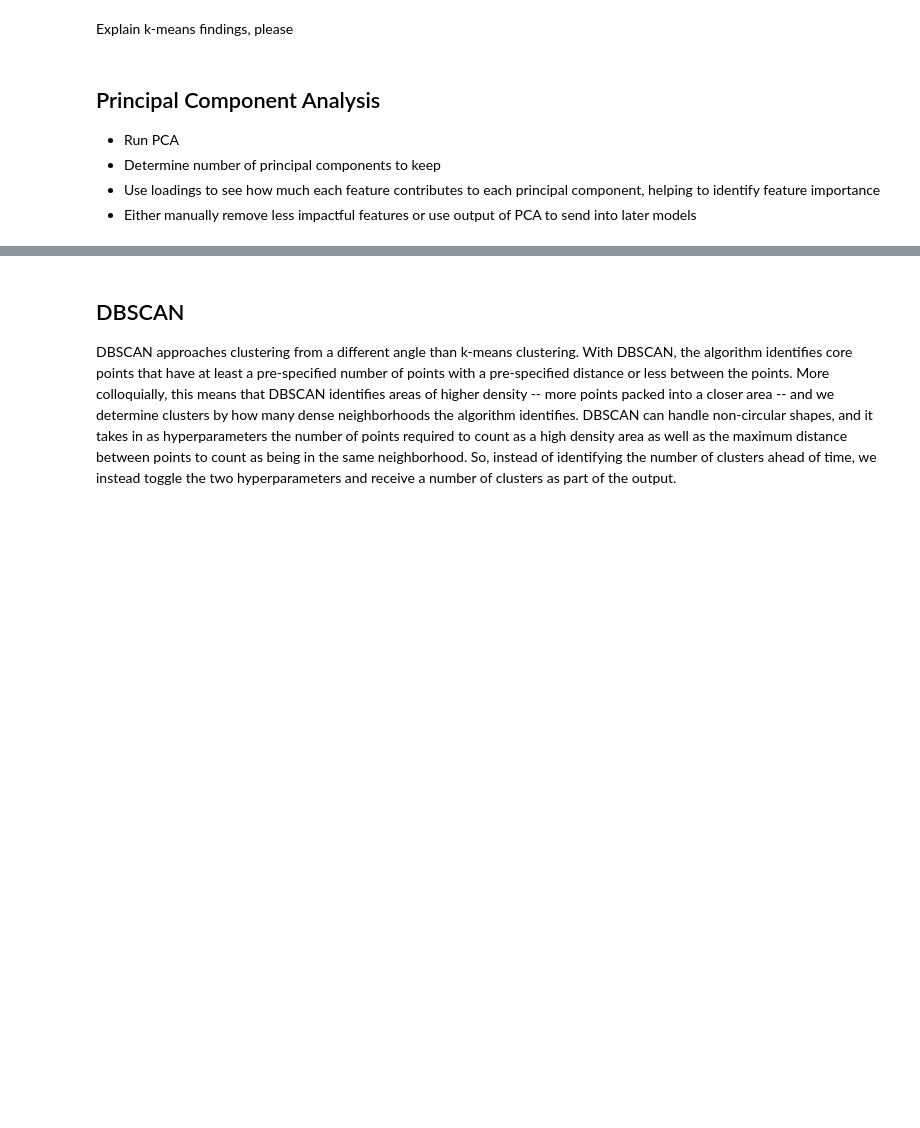
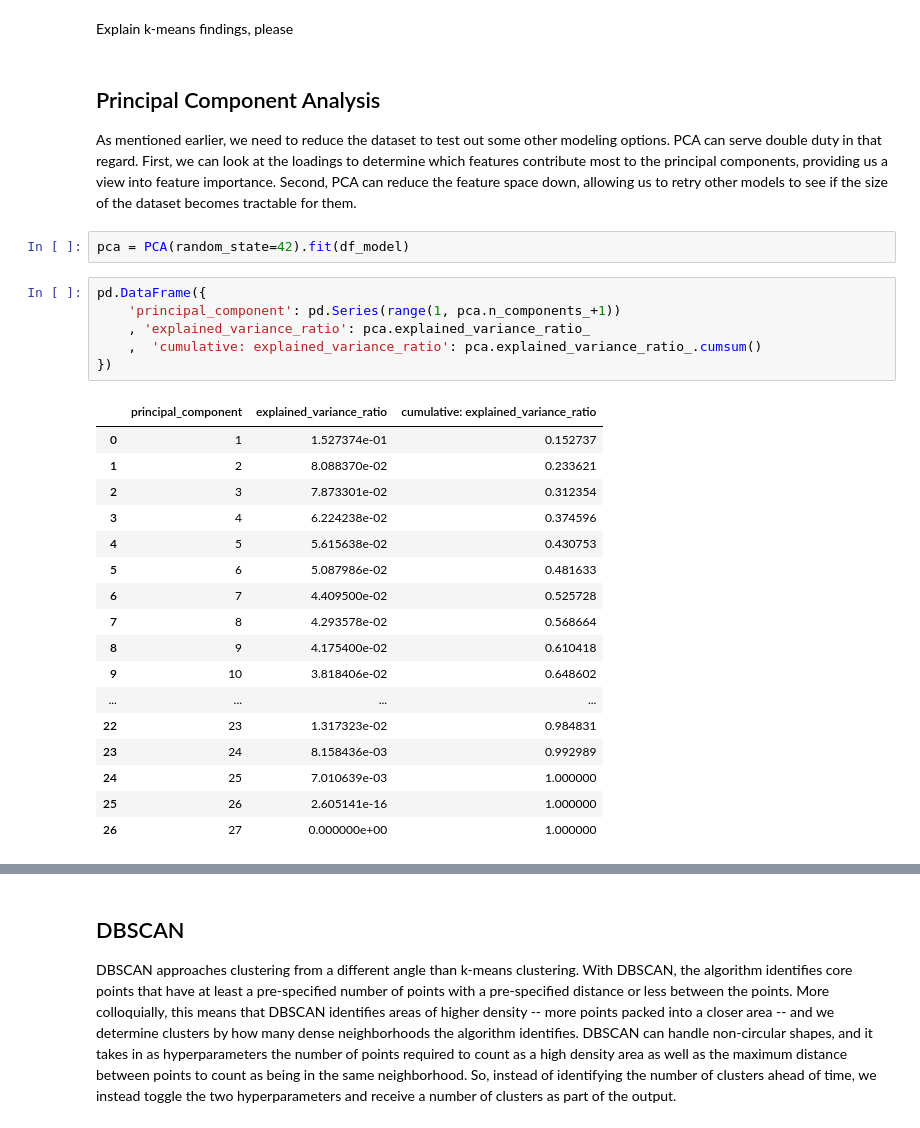
Before and after one commit to jhleakakos/msds-unsupervised-learning-final, a Jupyter notebook: even_more_surveys.ipynb, the cells around one changed output, grey strips where cells are left out. Saved outputs shown, nothing was run; the diff lists cells and outputs as text; blank space fills up the shorter version.

```diff
--- a/even_more_surveys.ipynb
+++ b/even_more_surveys.ipynb
@@ -1280,7 +1281,30 @@ Explain k-means findings, please
 # %% [markdown]
 ## Principal Component Analysis
 
-- Run PCA
-- Determine number of principal components to keep
-- Use loadings to see how much each feature contributes to each principal component, helping to identify feature importance
-- Either manually remove less impactful features or use output of PCA to send into later models
+As mentioned earlier, we need to reduce the dataset to test out some other modeling options. PCA can serve double duty in that regard. First, we can look at the loadings to determine which features contribute most to the principal components, providing us a view into feature importance. Second, PCA can reduce the feature space down, allowing us to retry other models to see if the size of the dataset becomes tractable for them.
+# %%
+pca = PCA(random_state=42).fit(df_model)
+# %%
+pd.DataFrame({
+    'principal_component': pd.Series(range(1, pca.n_components_+1))
+    , 'explained_variance_ratio': pca.explained_variance_ratio_
+    ,  'cumulative: explained_variance_ratio': pca.explained_variance_ratio_.cumsum()
+})
+# %% [output]
+|  | principal_component | explained_variance_ratio | cumulative: explained_variance_ratio |
+| 0 | 1 | 1.527374e-01 | 0.152737 |
+| 1 | 2 | 8.088370e-02 | 0.233621 |
+| 2 | 3 | 7.873301e-02 | 0.312354 |
+| 3 | 4 | 6.224238e-02 | 0.374596 |
+| 4 | 5 | 5.615638e-02 | 0.430753 |
+| 5 | 6 | 5.087986e-02 | 0.481633 |
+| 6 | 7 | 4.409500e-02 | 0.525728 |
+| 7 | 8 | 4.293578e-02 | 0.568664 |
+| 8 | 9 | 4.175400e-02 | 0.610418 |
+| 9 | 10 | 3.818406e-02 | 0.648602 |
+| ... | ... | ... | ... |
+| 22 | 23 | 1.317323e-02 | 0.984831 |
+| 23 | 24 | 8.158436e-03 | 0.992989 |
+| 24 | 25 | 7.010639e-03 | 1.000000 |
+| 25 | 26 | 2.605141e-16 | 1.000000 |
+| 26 | 27 | 0.000000e+00 | 1.000000 |
```
Also changed, not shown: parts of 14 cells of this notebook.
